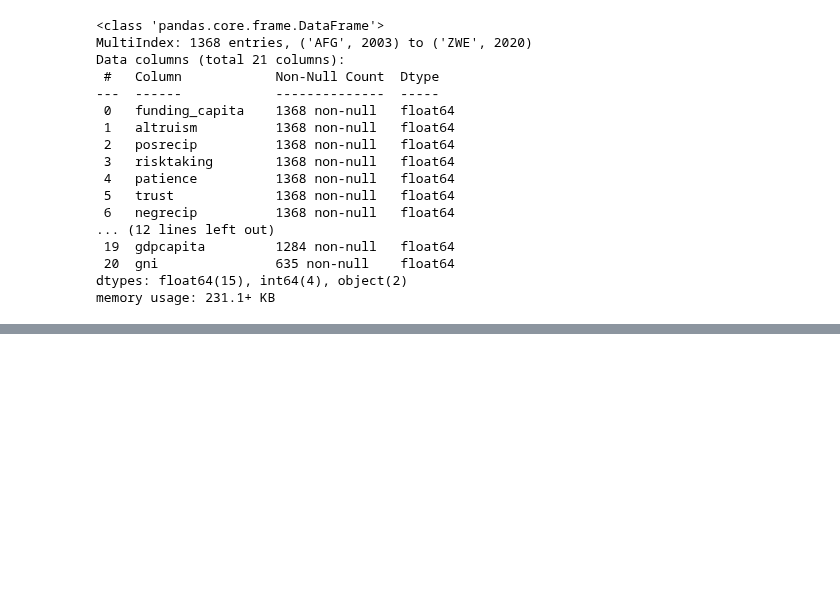
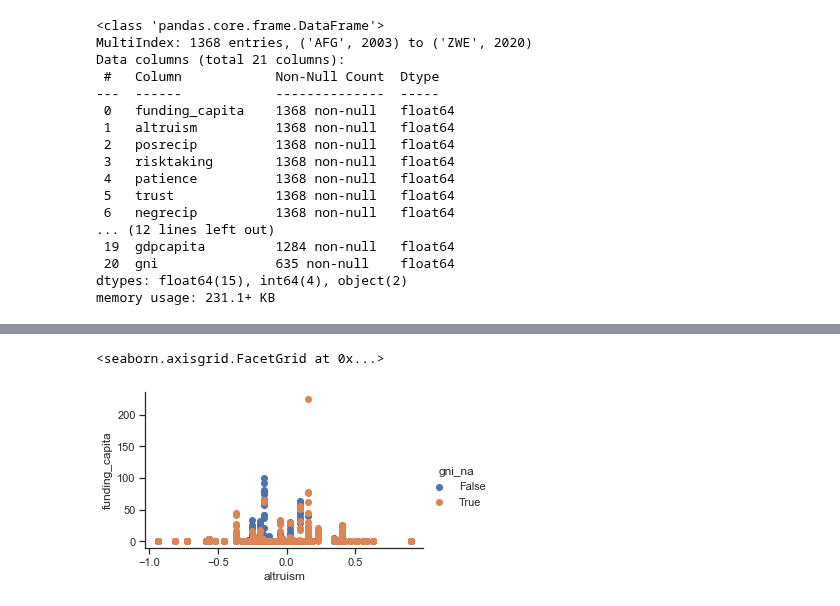
Before and after one commit to amanda8412383/research-module, a Jupyter notebook: panel.ipynb, the cells around one changed output, grey strips where cells are left out. Cells and saved outputs as stored; diff of their text form; code cells hidden in the pictures; blank space fills up the shorter version.

```diff
--- a/panel.ipynb
+++ b/panel.ipynb
@@ -75 +83,8 @@ sns.heatmap(long_select_gni.isnull(), cbar=False)
+# %%
+long_select_gni_na = long_select_gni.assign(gni_na=long_select_gni.gni.isnull())
+fg = sns.FacetGrid(data=long_select_gni_na, hue='gni_na', aspect=1.61)
+fg.map(plt.scatter, 'altruism', 'funding_capita').add_legend()
+# %% [output]
+<seaborn.axisgrid.FacetGrid at 0x...>
+[figure, added]
 # %%
```
Also changed, not shown: parts of 11 cells of this notebook.
